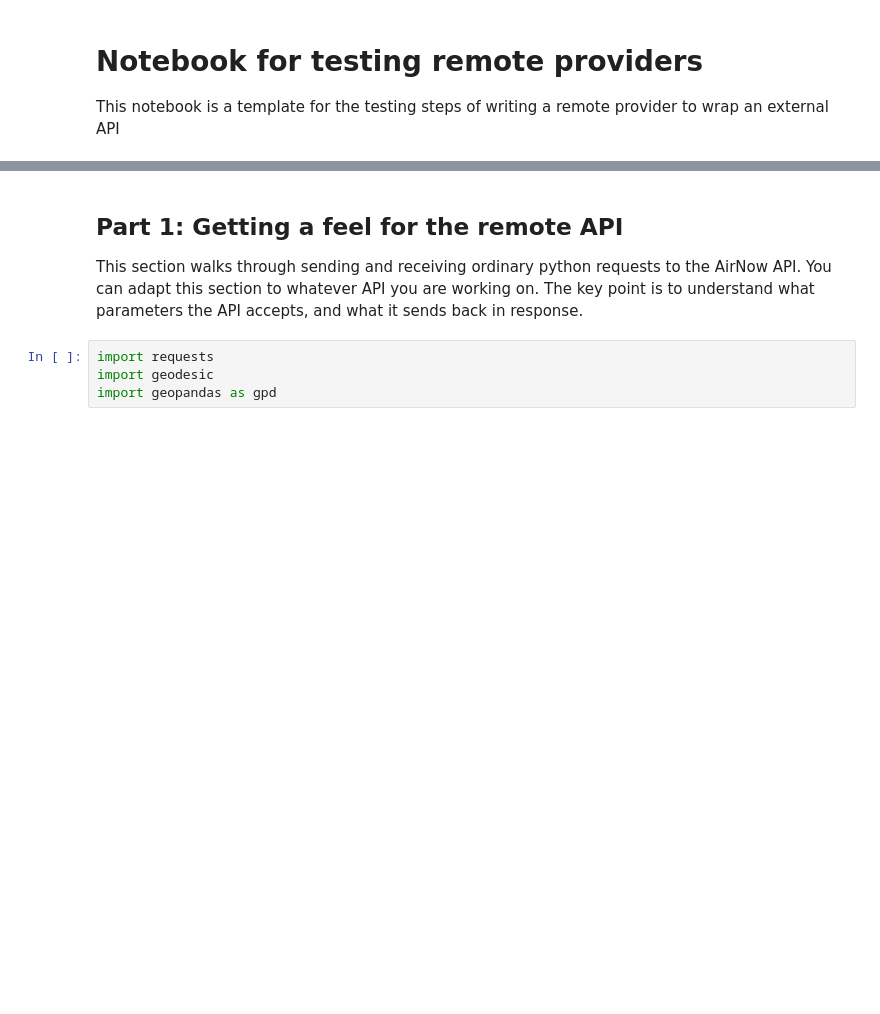
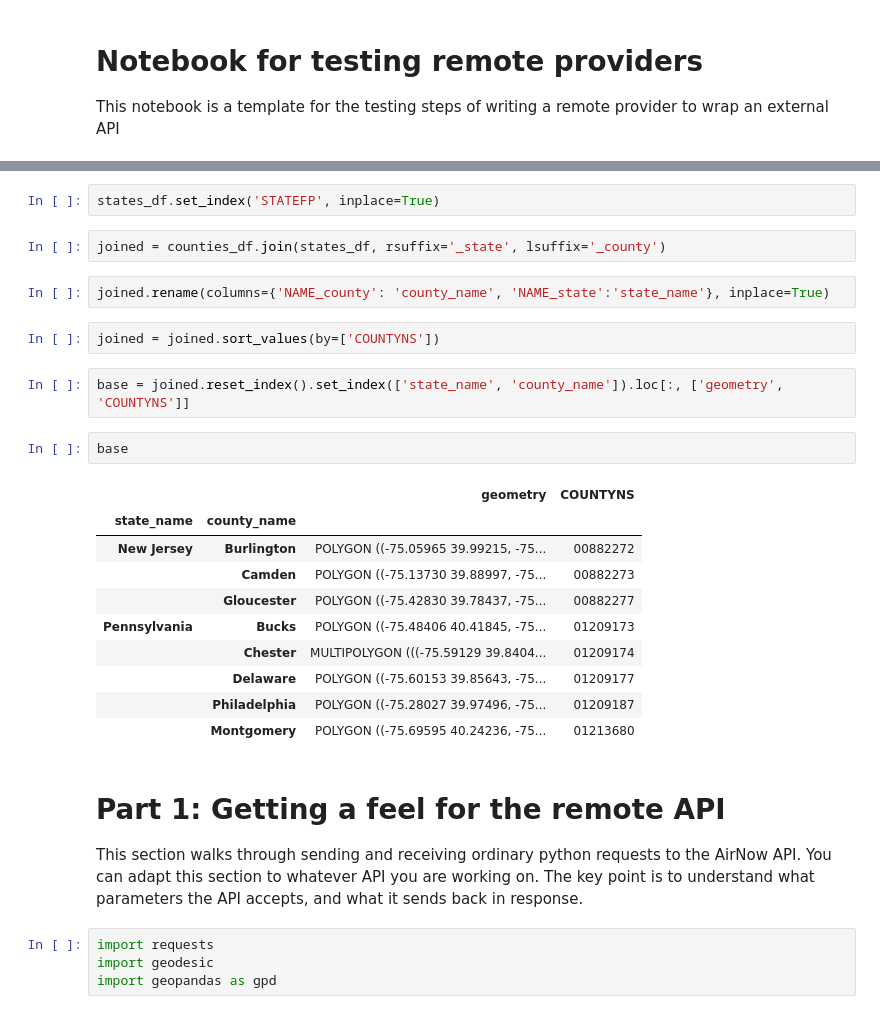
Before and after one commit to seerai/boson-remote-providers, a Jupyter notebook: nass_quickstats_remote_provider/notebooks/remote_provider_testing_notebook.ipynb, the cells around one changed output, grey strips where cells are left out. Saved outputs shown, nothing was run; the diff lists cells and outputs as text; blank space fills up the shorter version.

```diff
--- a/nass_quickstats_remote_provider/notebooks/remote_provider_testing_notebook.ipynb
+++ b/nass_quickstats_remote_provider/notebooks/remote_provider_testing_notebook.ipynb
@@ -4,5 +83,28 @@ This notebook is a template for the testing steps of writing a remote provider t
+# %%
+states_df.set_index('STATEFP', inplace=True)
+# %%
+joined = counties_df.join(states_df, rsuffix='_state', lsuffix='_county')
+# %%
+joined.rename(columns={'NAME_county': 'county_name', 'NAME_state':'state_name'}, inplace=True)
+# %%
+joined = joined.sort_values(by=['COUNTYNS'])
+# %%
+base = joined.reset_index().set_index(['state_name', 'county_name']).loc[:, ['geometry', 'COUNTYNS']]
+# %%
+base
+# %% [output]
+|  |  | geometry | COUNTYNS |
+| state_name | county_name |  |  |
+| New Jersey | Burlington | POLYGON ((-75.05965 39.99215, -75... | 00882272 |
+|  | Camden | POLYGON ((-75.13730 39.88997, -75... | 00882273 |
+|  | Gloucester | POLYGON ((-75.42830 39.78437, -75... | 00882277 |
+| Pennsylvania | Bucks | POLYGON ((-75.48406 40.41845, -75... | 01209173 |
+|  | Chester | MULTIPOLYGON (((-75.59129 39.8404... | 01209174 |
+|  | Delaware | POLYGON ((-75.60153 39.85643, -75... | 01209177 |
+|  | Philadelphia | POLYGON ((-75.28027 39.97496, -75... | 01209187 |
+|  | Montgomery | POLYGON ((-75.69595 40.24236, -75... | 01213680 |
 # %% [markdown]
-## Part 1: Getting a feel for the remote API
+# Part 1: Getting a feel for the remote API
 This section walks through sending and receiving ordinary python requests to the AirNow API. You can adapt this section to whatever API you are working on. The key point is to understand what parameters the API accepts, and what it sends back in response.
 # %%
 import requests
```
Also changed, not shown: parts of 14 cells of this notebook, 5 other files.
